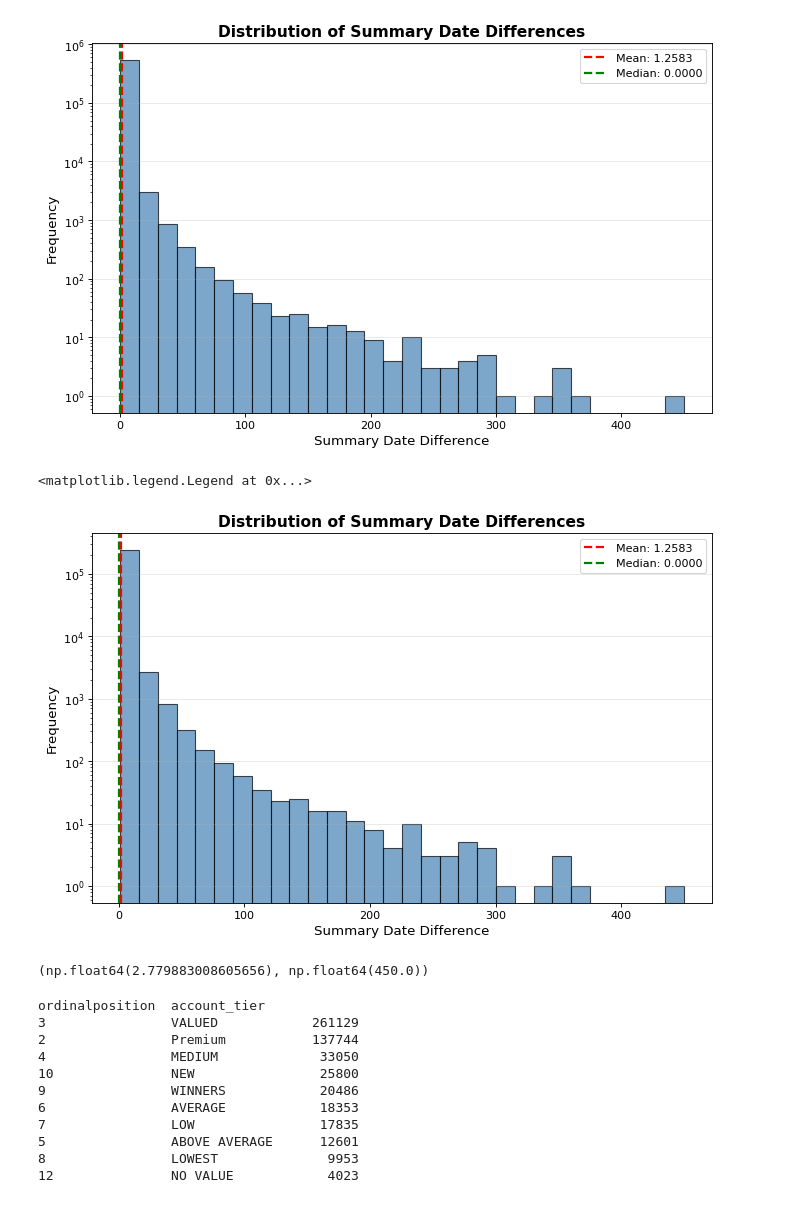
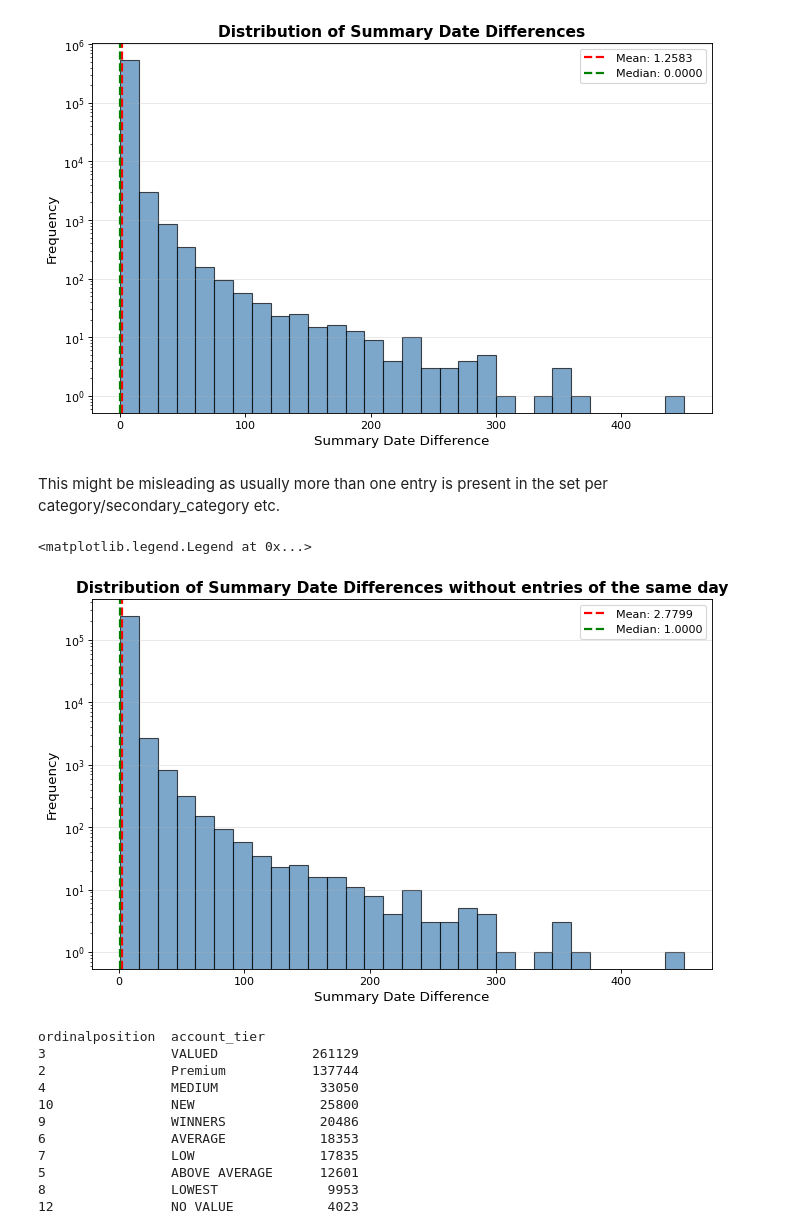
Before and after one commit to Zol-S/other, a Jupyter notebook: BV-Group/3_-_Data_discovery.ipynb, the cells around one changed output. Cells and saved outputs as stored; diff of their text form; code cells hidden in the pictures.

```diff
--- a/BV-Group/3_-_Data_discovery.ipynb
+++ b/BV-Group/3_-_Data_discovery.ipynb
@@ -524,0 +955,2 @@ ax.grid(axis='y', alpha=0.3)
+# %%
+df_raw['bonus_costs'] = df_raw['bonus_costs'].astype(float)
@@ -533,0 +976,2 @@ ax.grid(axis='y', alpha=0.3)
+# %%
+df_raw['realcash_costs'] = df_raw['realcash_costs'].astype(float)
@@ -577,0 +997,2 @@ plt.show()
+# %%
+df_raw['bonusfunds_costs'] = df_raw['bonusfunds_costs'].astype(float)
@@ -577,0 +1018,2 @@ plt.show()
+# %%
+df_raw['bonus_costs_accurrency'] = df_raw['bonus_costs_accurrency'].astype(float)
@@ -778,28 +1229,26 @@ ax.legend()
 # %% [output]
 <matplotlib.legend.Legend at 0x...>
 [figure]
+# %% [markdown]
+This might be misleading as usually more than one entry is present in the set per category/secondary_category etc.
 # %%
 plt.figure(figsize=(10, 6), dpi=80)
 ax = plt.gca()
 
 ax.hist(df_summary_dates[df_summary_dates['summary_date_difference'] > 0]['summary_date_difference'], bins=30, color='steelblue', edgecolor='black', alpha=0.7, log=True)
 ax.set_xlabel('Summary Date Difference', fontsize=12)
 ax.set_ylabel('Frequency', fontsize=12)
-ax.set_title('Distribution of Summary Date Differences', fontsize=14, fontweight='bold')
+ax.set_title('Distribution of Summary Date Differences without entries of the same day', fontsize=14, fontweight='bold')
 ax.grid(axis='y', alpha=0.3)
 
-mean_progress = df_summary_dates['summary_date_difference'].mean()
-median_progress = df_summary_dates['summary_date_difference'].median()
+mean_progress = df_summary_dates[df_summary_dates['summary_date_difference'] > 0]['summary_date_difference'].mean()
+median_progress = df_summary_dates[df_summary_dates['summary_date_difference'] > 0]['summary_date_difference'].median()
 ax.axvline(mean_progress, color='red', linestyle='--', linewidth=2, label=f'Mean: {mean_progress:.4f}')
 ax.axvline(median_progress, color='green', linestyle='--', linewidth=2, label=f'Median: {median_progress:.4f}')
 ax.legend()
 # %% [output]
 <matplotlib.legend.Legend at 0x...>
-[figure, old version]
+[figure, new version]
-# %%
-df_summary_dates[df_summary_dates['summary_date_difference'] > 0]['summary_date_difference'].mean(), df_summary_dates[df_summary_dates['summary_date_difference'] > 0]['summary_date_difference'].max()
-# %% [output]
-(np.float64(2.779883008605656), np.float64(450.0))
 # %%
 df_raw[['ordinalposition', 'account_tier']].value_counts(dropna=False)
 # %% [output]
```
Also changed, not shown: parts of 141 cells of this notebook, 3 other files.
